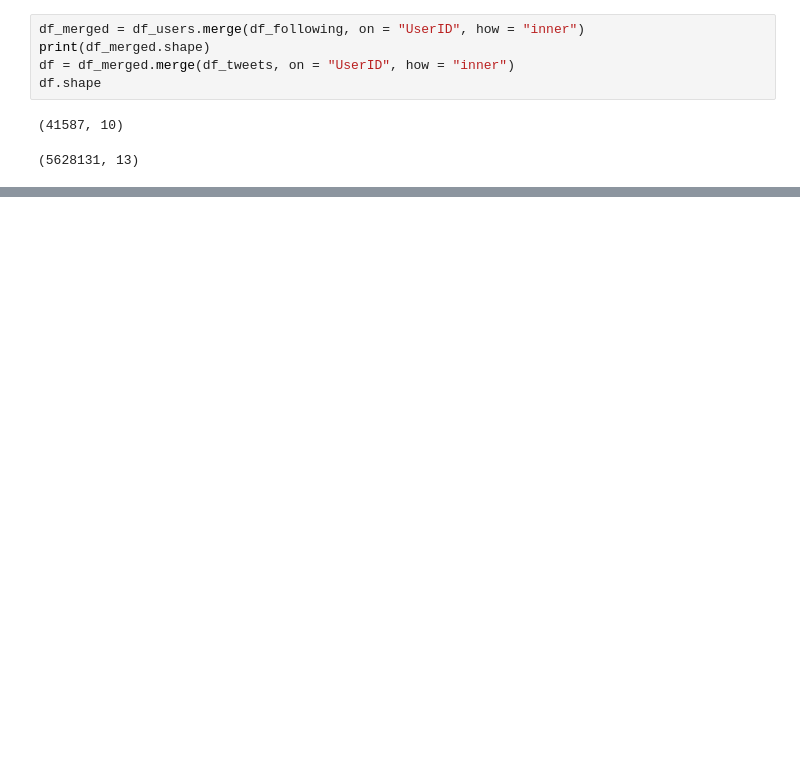
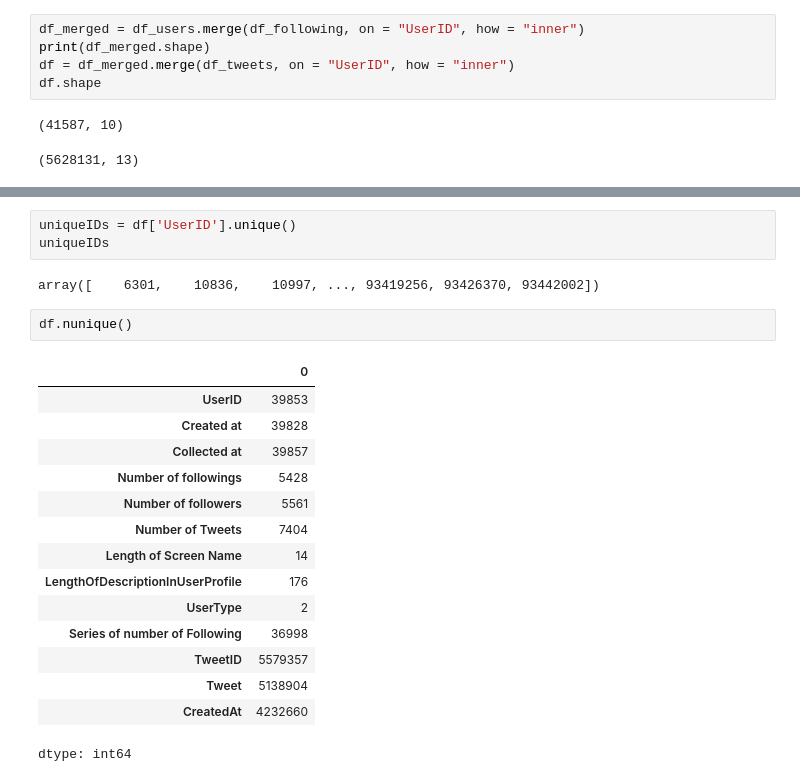
Before and after one commit to rohitkhadka1/SocialHoneyPotAnalyzer, a Jupyter notebook: Twitter_User_Analysis.ipynb, the cells around one changed output, grey strips where cells are left out. Drawn from its saved outputs; the diff is of its cells as text; blank space fills up the shorter version.

```diff
--- a/Twitter_User_Analysis.ipynb
+++ b/Twitter_User_Analysis.ipynb
@@ -238,0 +290,23 @@ fatal: could not read Username for 'https://github.com': No such device or addre
+# %%
+uniqueIDs = df['UserID'].unique()
+uniqueIDs
+# %% [output]
+array([    6301,    10836,    10997, ..., 93419256, 93426370, 93442002])
+# %%
+df.nunique()
+# %% [output]
+|  | 0 |
+| UserID | 39853 |
+| Created at | 39828 |
+| Collected at | 39857 |
+| Number of followings | 5428 |
+| Number of followers | 5561 |
+| Number of Tweets | 7404 |
+| Length of Screen Name | 14 |
+| LengthOfDescriptionInUserProfile | 176 |
+| UserType | 2 |
+| Series of number of Following | 36998 |
+| TweetID | 5579357 |
+| Tweet | 5138904 |
+| CreatedAt | 4232660 |
+dtype: int64
```
Also changed, not shown: parts of 16 cells of this notebook.
